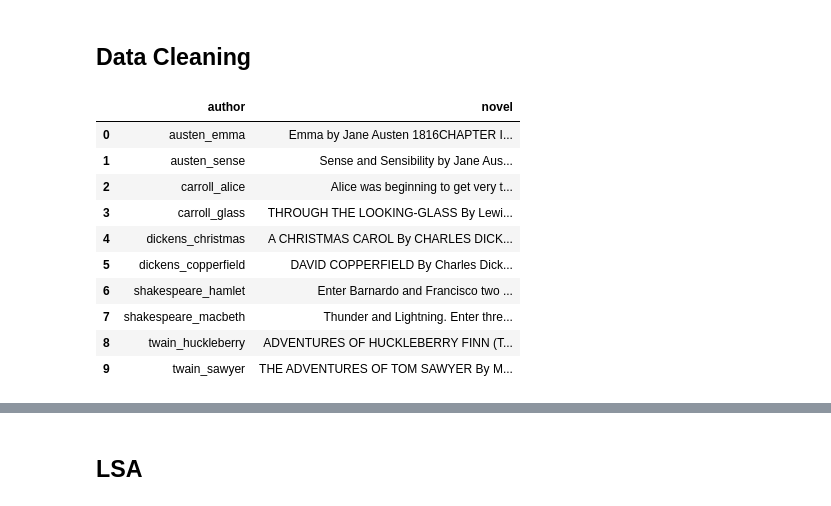
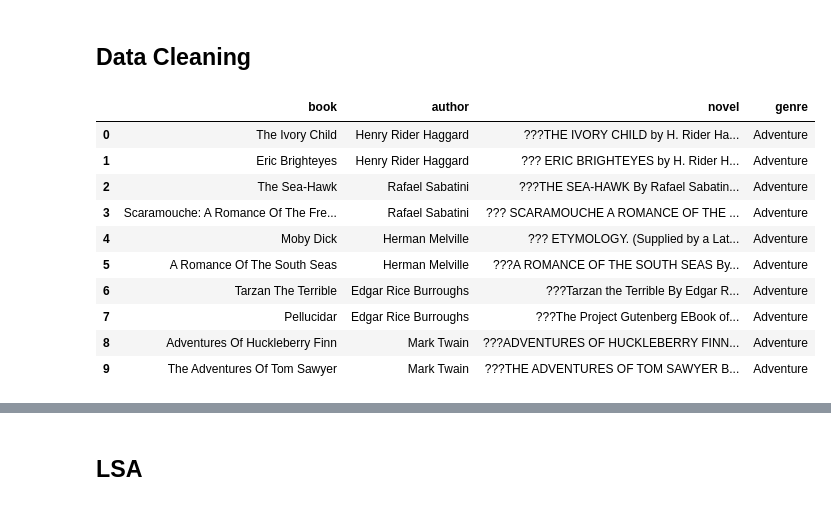
Before and after one commit to GenTaylor/UnsupervisedLearning, a Jupyter notebook: UnsupervisedLearningCapstone.ipynb, the cells around one changed output, grey strips where cells are left out. Cells and saved outputs as stored; diff of their text form; code cells hidden in the pictures.

```diff
--- a/UnsupervisedLearningCapstone.ipynb
+++ b/UnsupervisedLearningCapstone.ipynb
@@ -90,5 +158,5 @@ data = {'author' :[ 'austen_emma', 'austen_sense', 'carroll_alice', 'carroll_gla
 # %%
 #place the data in a dataframe
-books = pd.DataFrame(data)
-books.head()
+books = pd.DataFrame(data, columns= ['book','author','novel','genre'])
+books.head(10)
 # %% [output]
@@ -103,20 +176,23 @@ books.head()
 # %%
 # Utility function for standard text cleaning.
 def text_cleaner(text):
-   #change Mr. Mrs. Ms. St. etc. to another value for future sentence creation
+    text = re.sub("project gutenberg", "0", text)
+    text = re.sub("gutenberg", "0", text)
+    text = re.sub("project",  "0", text)
+
+    text = re.sub(r'--',' ',text)
+    text = re.sub(r'_',' ',text)
+    text = re.sub("[\[].*[\]]", "", text)
+
+    #get rid of chapter titles
+    text = re.sub(r'Chapter \d+','',text)
+    text = re.sub(r'CHAPTER \d+', '', text)
+
+    #change Mr. Mrs. Ms. St. etc. to another value for future sentence creation
     text = re.sub('Mrs\. ', 'Mrs0 ',text)
     text = re.sub('Mr\. ', 'Mr0 ', text)
     text = re.sub('St\. ', 'St0 ',text)
     text = re.sub('Ms\. ', 'Ms0 ',text)
-
-
-    text = re.sub(r'--',' ',text)
-    text = re.sub(r'_',' ',text)
-    text = re.sub("[\[].*?[\]]", "", text)
-
-    #get rid of chapter titles
-    text = re.sub(r'Chapter \d+','',text)
-    text = re.sub(r'CHAPTER \d+', '', text)
 
     #get rid of \n line breaks
     text = re.sub("\\n\\n.*?\\n\\n", '', text)
@@ -132,20 +208,20 @@ round0= lambda x: text_cleaner(x)
 # %%
 # Let's take a look at the updated text
 books['novel'] = books.novel.apply(round0)
 
-books.head(20)
+books.head(10)
 # %% [output]
-|  | author | novel |
-| 0 | austen_emma | Emma by Jane Austen 1816CHAPTER I... |
-| 1 | austen_sense | Sense and Sensibility by Jane Aus... |
-| 2 | carroll_alice | Alice was beginning to get very t... |
-| 3 | carroll_glass | THROUGH THE LOOKING-GLASS By Lewi... |
-| 4 | dickens_christmas | A CHRISTMAS CAROL By CHARLES DICK... |
-| 5 | dickens_copperfield | DAVID COPPERFIELD By Charles Dick... |
-| 6 | shakespeare_hamlet | Enter Barnardo and Francisco two ... |
-| 7 | shakespeare_macbeth | Thunder and Lightning. Enter thre... |
-| 8 | twain_huckleberry | ADVENTURES OF HUCKLEBERRY FINN (T... |
-| 9 | twain_sawyer | THE ADVENTURES OF TOM SAWYER By M... |
+|  | book | author | novel | genre |
+| 0 | The Ivory Child | Henry Rider Haggard | ???THE IVORY CHILD by H. Rider Ha... | Adventure |
+| 1 | Eric Brighteyes | Henry Rider Haggard | ??? ERIC BRIGHTEYES by H. Rider H... | Adventure |
+| 2 | The Sea-Hawk | Rafael Sabatini | ???THE SEA-HAWK By Rafael Sabatin... | Adventure |
+| 3 | Scaramouche: A Romance Of The Fre... | Rafael Sabatini | ??? SCARAMOUCHE A ROMANCE OF THE ... | Adventure |
+| 4 | Moby Dick | Herman Melville | ??? ETYMOLOGY. (Supplied by a Lat... | Adventure |
+| 5 | A Romance Of The South Seas | Herman Melville | ???A ROMANCE OF THE SOUTH SEAS By... | Adventure |
+| 6 | Tarzan The Terrible | Edgar Rice Burroughs | ???Tarzan the Terrible By Edgar R... | Adventure |
+| 7 | Pellucidar | Edgar Rice Burroughs | ???The Project Gutenberg EBook of... | Adventure |
+| 8 | Adventures Of Huckleberry Finn | Mark Twain | ???ADVENTURES OF HUCKLEBERRY FINN... | Adventure |
+| 9 | The Adventures Of Tom Sawyer | Mark Twain | ???THE ADVENTURES OF TOM SAWYER B... | Adventure |
 # %%
 #turn text into sentences
 sentences = []
```
Also changed, not shown: parts of 59 cells of this notebook.
